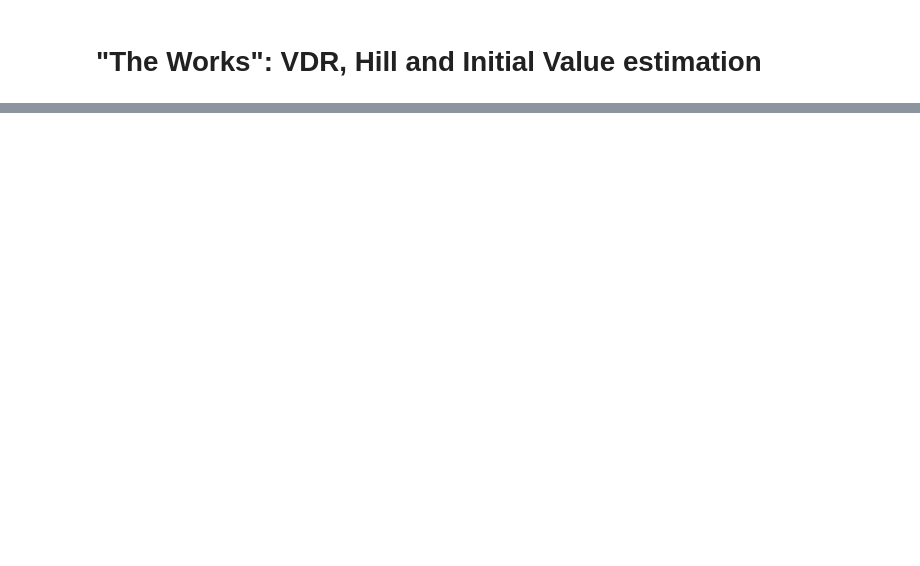
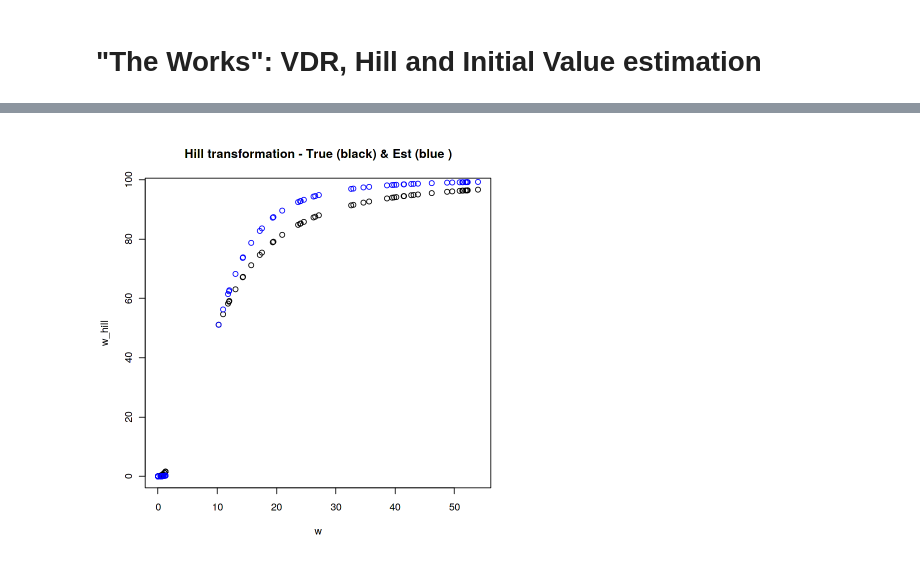
Before and after one commit to RobertHRUBY/Fitness-Fatigue-Models, a Jupyter notebook: software/illustrative/fitness-fatigue-models-illustrative-code.ipynb, the cells around one changed output, grey strips where cells are left out. Drawn from its saved outputs; the diff is of its cells as text; code cells hidden in the pictures; blank space fills up the shorter version.

```diff
--- a/software/illustrative/fitness-fatigue-models-illustrative-code.ipynb
+++ b/software/illustrative/fitness-fatigue-models-illustrative-code.ipynb
@@ -276,4 +518,7 @@ points(pred_df$y_hat, col = 'red')
 # %%
 w_hill_ml <- get_hill_transformed_training(ffm_ml, w)
-plot(w_hill_ml ~ w,
-     main = "Hill transformation for 'The Works' - True (black) & Est (blue )")
+plot(w_hill ~ w,
+     main = "Hill transformation - True (black) & Est (blue )")
+points(w_hill_ml ~ w, col = 'blue')
+# %% [output]
+[figure, added]
```
Also changed, not shown: parts of 37 cells of this notebook, 1 other file.
